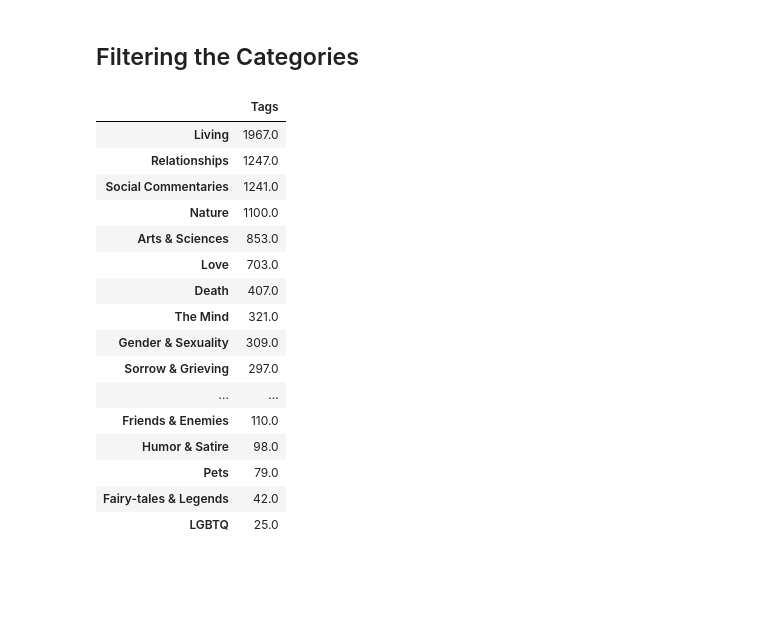
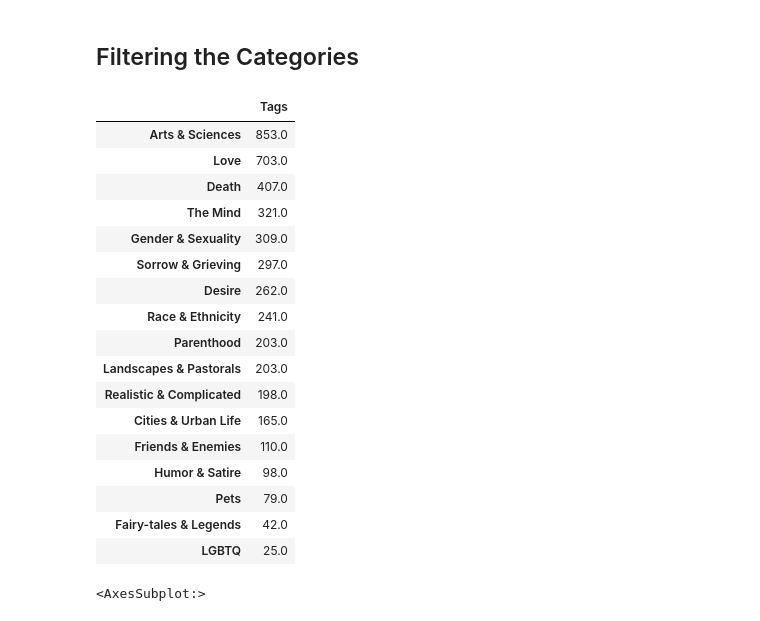
Before and after one commit to rogomes/AIWonderGirls-ATHENA-Art-Assistant, a Jupyter notebook: LSTMs/data/creating-dataset.ipynb, the cells around one changed output. Saved outputs shown, nothing was run; the diff lists cells and outputs as text; code cells hidden in the pictures; blank space fills up the shorter version.

```diff
--- a/LSTMs/data/creating-dataset.ipynb
+++ b/LSTMs/data/creating-dataset.ipynb
@@ -83,8 +85,18 @@ df_female_poets
 df_poetry = df_raw.merge(df_female_poets, left_on='Poet', right_on='poet', how='left')
 df_poetry.drop(columns=['poet', 'Unnamed: 0', 'Unnamed: 2'], inplace=True)
 
+# The `Gay, Lesbian, Queer` category gives problems when splitting at `,`, so we replace it.
+def fix_tags(tags):
+    if pd.isna(tags):
+        return tags
+    return tags.replace('Gay, Lesbian, Queer', 'LGBTQ')
+
+df_poetry['Tags'] = df_poetry['Tags'].map(fix_tags)
+
 df_poetry = df_poetry[((df_poetry['gender']=='F') | (df_poetry['gender']=='NB') |
-                           (df_poetry['gender']=='T')) & (~ df_poetry['Tags'].isna())]
+                       (df_poetry['gender']=='T')) & (~ df_poetry['Tags'].isna())]
+
+df_poetry.to_csv('female_poets_with_tags.csv')
 
 df_poetry.head(10)
 # %% [output]
@@ -153,43 +165,47 @@ poetry_tags.head(73)
 # %%
 variables = poetry_tags.index
 
 tags_keep = ['Arts & Sciences',
-                    'Love',
-                    'Death',
-                    'The Mind',
-                    'Gender & Sexuality',
-                    'Sorrow & Grieving',
-                    'Desire',
-                    'Race & Ethnicity',
-                    'Parenthood',
-                    'Landscapes & Pastorals',
-                    'Realistic & Complicated',
-                    'Cities & Urban Life',
-                    'Friends & Enemies',
-                    'Humor & Satire', 'Pets',
-                    'Fairy-tales & Legends',
-                    'Gay']
+             'Love',
+             'Death',
+             'The Mind',
+             'Gender & Sexuality',
+             'Sorrow & Grieving',
+             'Desire',
+             'Race & Ethnicity',
+             'Parenthood',
+             'Landscapes & Pastorals',
+             'Realistic & Complicated',
+             'Cities & Urban Life',
+             'Friends & Enemies',
+             'Humor & Satire', 'Pets',
+             'Fairy-tales & Legends',
+             'LGBTQ']
 
 
 tags_trash = set(variables) - set(tags_keep)
 df_poetry_clean = poetry_tags.drop(tags_trash, axis=0)
-df_poetry_clean.rename({'Gay': 'LGBTQ'}, axis=0, inplace = True)
 df_poetry_clean
 # %% [output]
 |  | Tags |
-| Living | 1967.0 |
-| Relationships | 1247.0 |
-| Social Commentaries | 1241.0 |
-| Nature | 1100.0 |
 | Arts & Sciences | 853.0 |
 | Love | 703.0 |
 | Death | 407.0 |
 | The Mind | 321.0 |
 | Gender & Sexuality | 309.0 |
 | Sorrow & Grieving | 297.0 |
-| ... | ... |
+| Desire | 262.0 |
+| Race & Ethnicity | 241.0 |
+| Parenthood | 203.0 |
+| Landscapes & Pastorals | 203.0 |
+| Realistic & Complicated | 198.0 |
+| Cities & Urban Life | 165.0 |
 | Friends & Enemies | 110.0 |
 | Humor & Satire | 98.0 |
 | Pets | 79.0 |
 | Fairy-tales & Legends | 42.0 |
 | LGBTQ | 25.0 |
+# %%
+df_poetry_clean.plot.bar()
+# %% [output]
+<AxesSubplot:>
```
Also changed, not shown: parts of 14 cells of this notebook.
